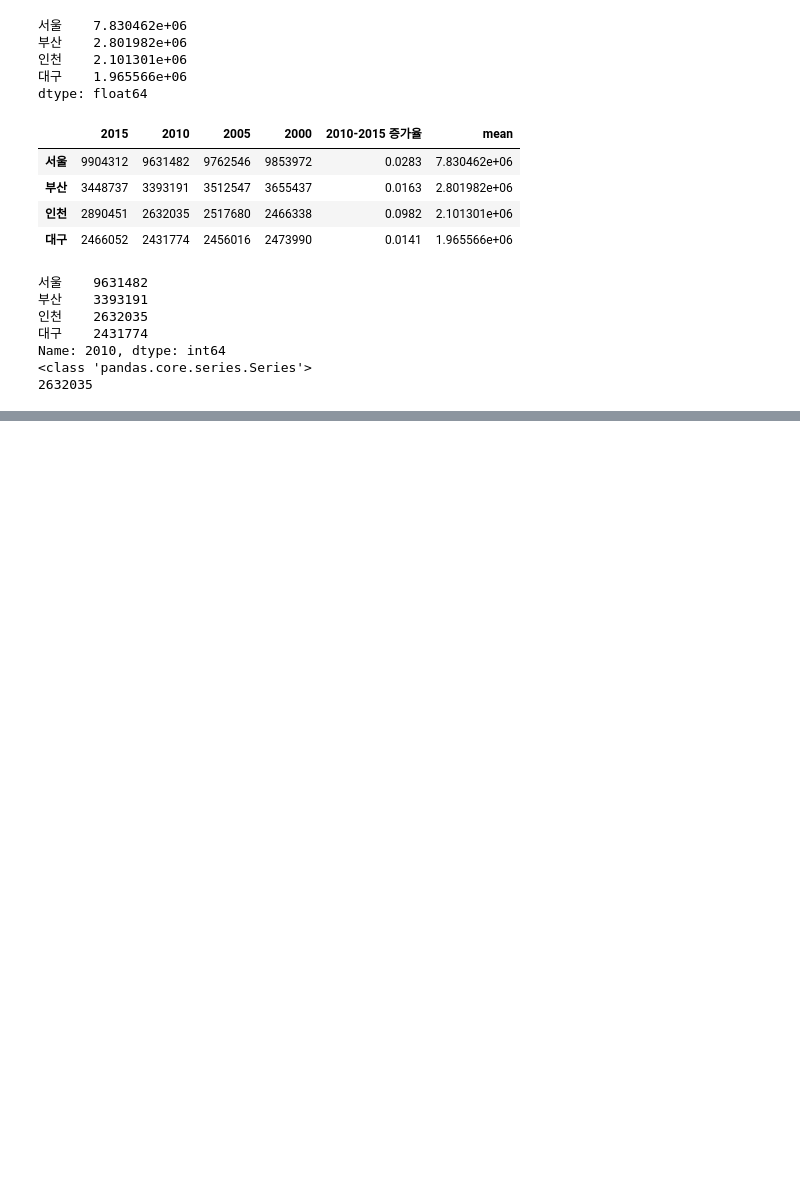
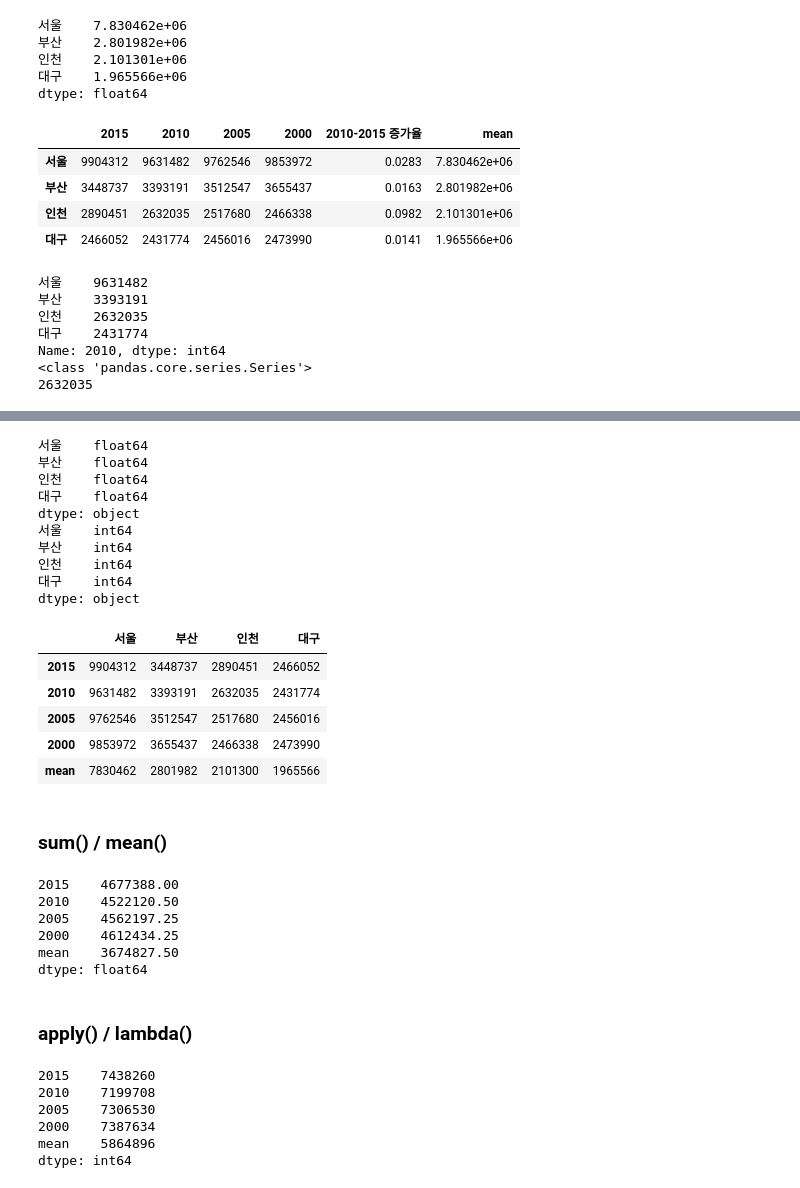
Before and after one commit to smjune/ipynb, a Jupyter notebook: dsschool.ipynb, the cells around one changed output, grey strips where cells are left out. Saved outputs shown, nothing was run; the diff lists cells and outputs as text; code cells hidden in the pictures; blank space fills up the shorter version.

```diff
--- a/dsschool.ipynb
+++ b/dsschool.ipynb
@@ -218,0 +345,45 @@ Name: 2010, dtype: int64
+# %%
+df3 = df2.T
+print(df3.dtypes)
+df3 = df3.astype(int)
+print(df3.dtypes)
+df3
+# %% [output]
+서울    float64
+부산    float64
+인천    float64
+대구    float64
+dtype: object
+서울    int64
+부산    int64
+인천    int64
+대구    int64
+dtype: object
+|  | 서울 | 부산 | 인천 | 대구 |
+| 2015 | 9904312 | 3448737 | 2890451 | 2466052 |
+| 2010 | 9631482 | 3393191 | 2632035 | 2431774 |
+| 2005 | 9762546 | 3512547 | 2517680 | 2456016 |
+| 2000 | 9853972 | 3655437 | 2466338 | 2473990 |
+| mean | 7830462 | 2801982 | 2101300 | 1965566 |
+# %% [markdown]
+### sum()  / mean()
+# %%
+df3.mean(axis=1)
+# %% [output]
+2015    4677388.00
+2010    4522120.50
+2005    4562197.25
+2000    4612434.25
+mean    3674827.50
+dtype: float64
+# %% [markdown]
+### apply() / lambda()
+# %%
+df3.apply(lambda x : x.max()- x.min() ,axis='columns')
+# %% [output]
+2015    7438260
+2010    7199708
+2005    7306530
+2000    7387634
+mean    5864896
+dtype: int64
```
Also changed, not shown: parts of 30 cells of this notebook.
